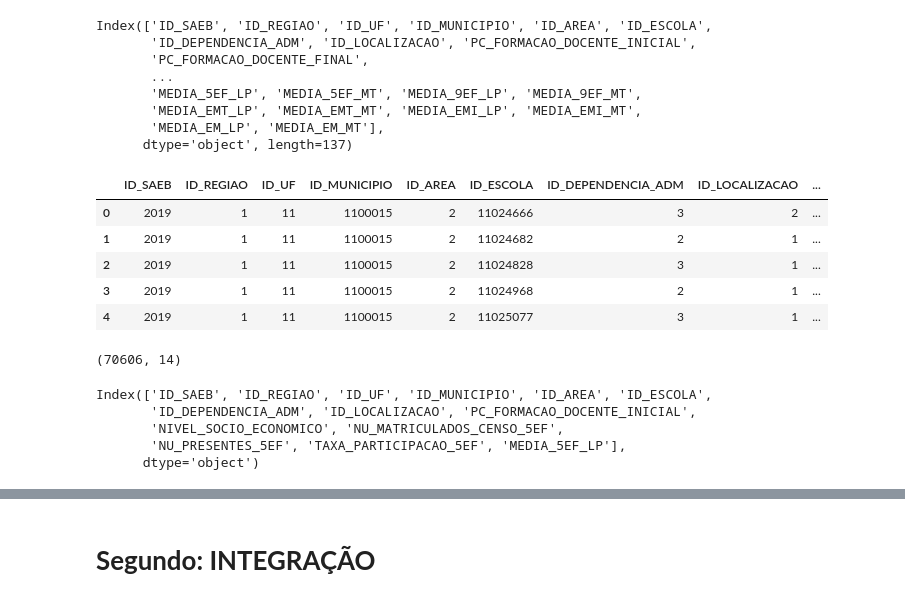
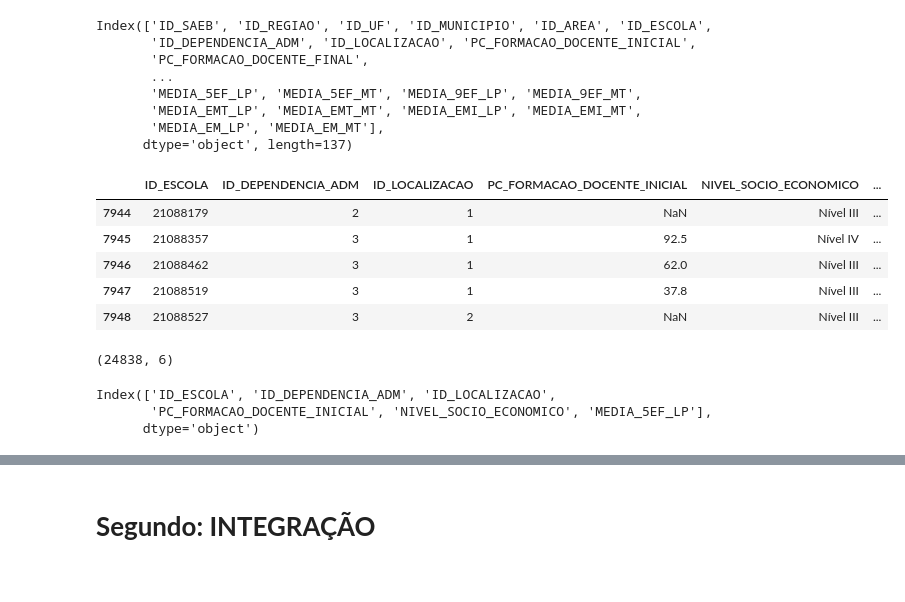
Before and after one commit to DanielaSenna/Projeto-SiDi, a Jupyter notebook: AnaliseDados_Saeb.ipynb, the cells around one changed output, grey strips where cells are left out. Saved outputs shown, nothing was run; the diff lists cells and outputs as text; code cells hidden in the pictures.

```diff
--- a/AnaliseDados_Saeb.ipynb
+++ b/AnaliseDados_Saeb.ipynb
@@ -51,37 +49,41 @@ Index(['ID_SAEB', 'ID_REGIAO', 'ID_UF', 'ID_MUNICIPIO', 'ID_AREA', 'ID_ESCOLA',
        'MEDIA_EM_LP', 'MEDIA_EM_MT'],
       dtype='object', length=137)
 # %%
-escolas = escolas.loc[:, ["ID_SAEB", "ID_REGIAO", "ID_UF", "ID_MUNICIPIO", "ID_AREA", "ID_ESCOLA",
-                          "ID_DEPENDENCIA_ADM", "ID_LOCALIZACAO", "PC_FORMACAO_DOCENTE_INICIAL",
-                          "NIVEL_SOCIO_ECONOMICO", "NU_MATRICULADOS_CENSO_5EF", "NU_PRESENTES_5EF",
-                          "TAXA_PARTICIPACAO_5EF", "MEDIA_5EF_LP"]]
+# Seleciona apenas os dados da região Nordeste
+escolas = escolas[escolas["ID_REGIAO"] == 2]
 
+# Identificando todos os atributos da escola e das notas de portugues do 5º ano
 #escolas = escolas.loc[:, ["ID_SAEB", "ID_REGIAO", "ID_UF", "ID_MUNICIPIO", "ID_AREA", "ID_ESCOLA",
 #                          "ID_DEPENDENCIA_ADM", "ID_LOCALIZACAO", "PC_FORMACAO_DOCENTE_INICIAL",
 #                          "NIVEL_SOCIO_ECONOMICO", "NU_MATRICULADOS_CENSO_5EF", "NU_PRESENTES_5EF",
 #                          "TAXA_PARTICIPACAO_5EF", "NIVEL_0_LP5", "NIVEL_1_LP5", "NIVEL_2_LP5",
 #                          "NIVEL_3_LP5", "NIVEL_4_LP5", "NIVEL_5_LP5", "NIVEL_6_LP5", "NIVEL_7_LP5",
 #                          "NIVEL_8_LP5", "NIVEL_9_LP5", "MEDIA_5EF_LP"]]
 
+
+# Selecionando apenas os atributos necessários
+# Atributos de IDs, Datas, UF, Area são descatados
+escolas = escolas.loc[:, ["ID_ESCOLA", "ID_DEPENDENCIA_ADM", "ID_LOCALIZACAO", "PC_FORMACAO_DOCENTE_INICIAL",
+                          "NIVEL_SOCIO_ECONOMICO", "MEDIA_5EF_LP"]]
+
+
 escolas.head()
 # %% [output]
-|  | ID_SAEB | ID_REGIAO | ID_UF | ID_MUNICIPIO | ID_AREA | ID_ESCOLA | ID_DEPENDENCIA_ADM | ID_LOCALIZACAO | ... |
-| 0 | 2019 | 1 | 11 | 1100015 | 2 | 11024666 | 3 | 2 | ... |
-| 1 | 2019 | 1 | 11 | 1100015 | 2 | 11024682 | 2 | 1 | ... |
-| 2 | 2019 | 1 | 11 | 1100015 | 2 | 11024828 | 3 | 1 | ... |
-| 3 | 2019 | 1 | 11 | 1100015 | 2 | 11024968 | 2 | 1 | ... |
-| 4 | 2019 | 1 | 11 | 1100015 | 2 | 11025077 | 3 | 1 | ... |
+|  | ID_ESCOLA | ID_DEPENDENCIA_ADM | ID_LOCALIZACAO | PC_FORMACAO_DOCENTE_INICIAL | NIVEL_SOCIO_ECONOMICO | ... |
+| 7944 | 21088179 | 2 | 1 | NaN | Nível III | ... |
+| 7945 | 21088357 | 3 | 1 | 92.5 | Nível IV | ... |
+| 7946 | 21088462 | 3 | 1 | 62.0 | Nível III | ... |
+| 7947 | 21088519 | 3 | 1 | 37.8 | Nível III | ... |
+| 7948 | 21088527 | 3 | 2 | NaN | Nível III | ... |
 # %%
 escolas.shape
 # %% [output]
-(70606, 14)
+(24838, 6)
 # %%
 escolas.columns
 # %% [output]
-Index(['ID_SAEB', 'ID_REGIAO', 'ID_UF', 'ID_MUNICIPIO', 'ID_AREA', 'ID_ESCOLA',
-       'ID_DEPENDENCIA_ADM', 'ID_LOCALIZACAO', 'PC_FORMACAO_DOCENTE_INICIAL',
-       'NIVEL_SOCIO_ECONOMICO', 'NU_MATRICULADOS_CENSO_5EF',
-       'NU_PRESENTES_5EF', 'TAXA_PARTICIPACAO_5EF', 'MEDIA_5EF_LP'],
+Index(['ID_ESCOLA', 'ID_DEPENDENCIA_ADM', 'ID_LOCALIZACAO',
+       'PC_FORMACAO_DOCENTE_INICIAL', 'NIVEL_SOCIO_ECONOMICO', 'MEDIA_5EF_LP'],
       dtype='object')
 # %%
 escolas.dtypes
```
Also changed, not shown: parts of 57 cells of this notebook.
